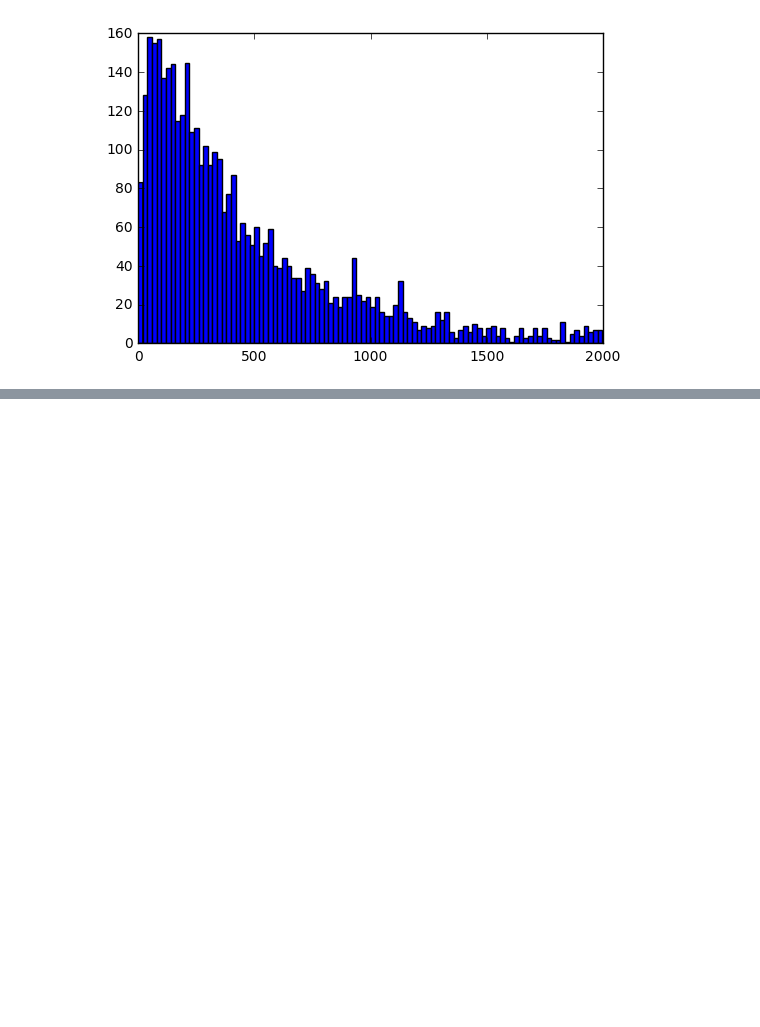
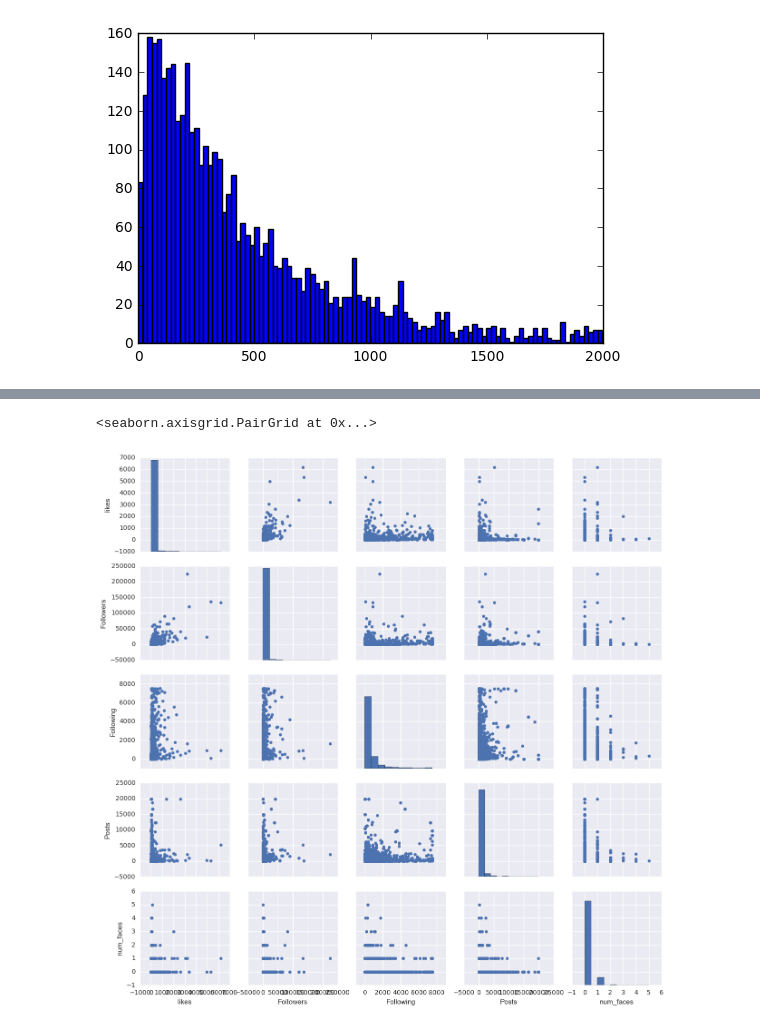
Before and after one commit to thunter009/Instapredict, a Jupyter notebook: EDA.ipynb, the cells around one changed output, grey strips where cells are left out. Saved outputs shown, nothing was run; the diff lists cells and outputs as text; code cells hidden in the pictures; blank space fills up the shorter version.

```diff
--- a/EDA.ipynb
+++ b/EDA.ipynb
@@ -127,0 +148,12 @@ plt.hist(clean['Followers'][clean['Followers'] < 2000], bins = 100)
+# %%
+#pick your subset if you want this graph to be remotely useful
+col = ['likes','Followers', 'Following', 'Posts', 'num_faces','filters']
+clean2 = clean[col]
+
+import seaborn as sns
+g = sns.PairGrid(clean2)
+g.map_diag(plt.hist)
+g.map_offdiag(plt.scatter)
+# %% [output]
+<seaborn.axisgrid.PairGrid at 0x...>
+[figure, added]
```
Also changed, not shown: parts of 1 cell of this notebook.
